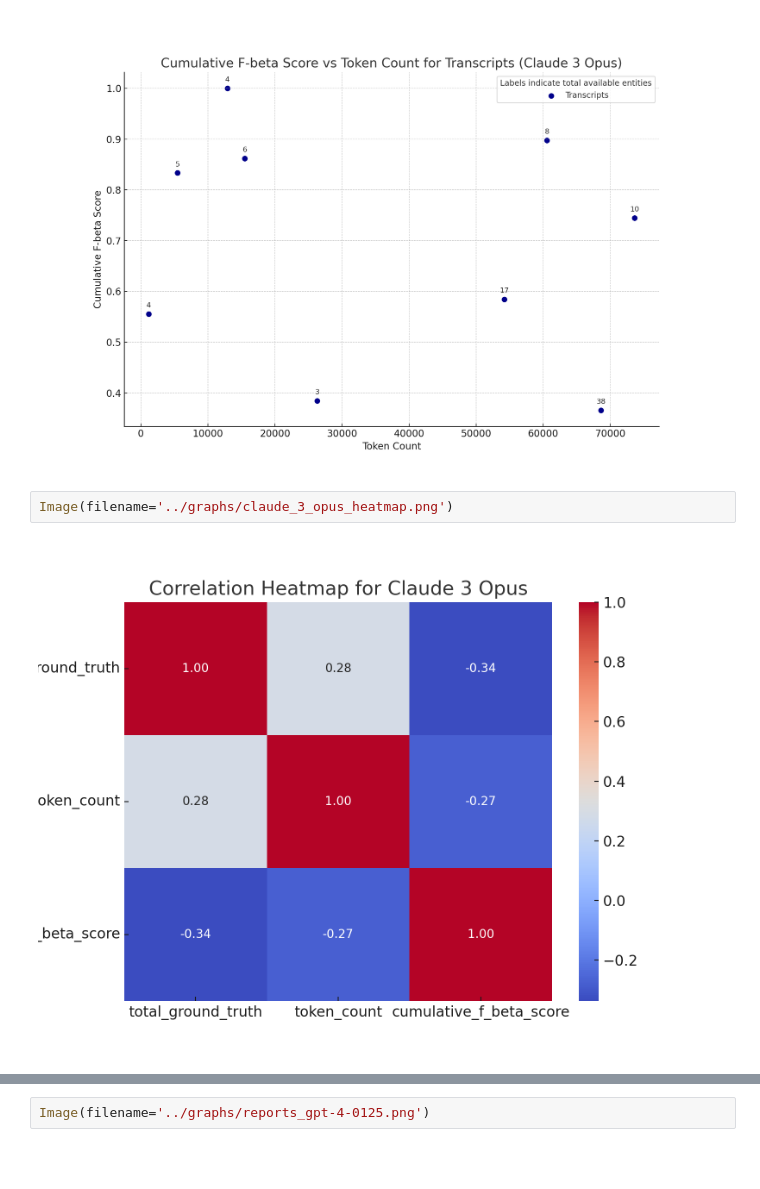
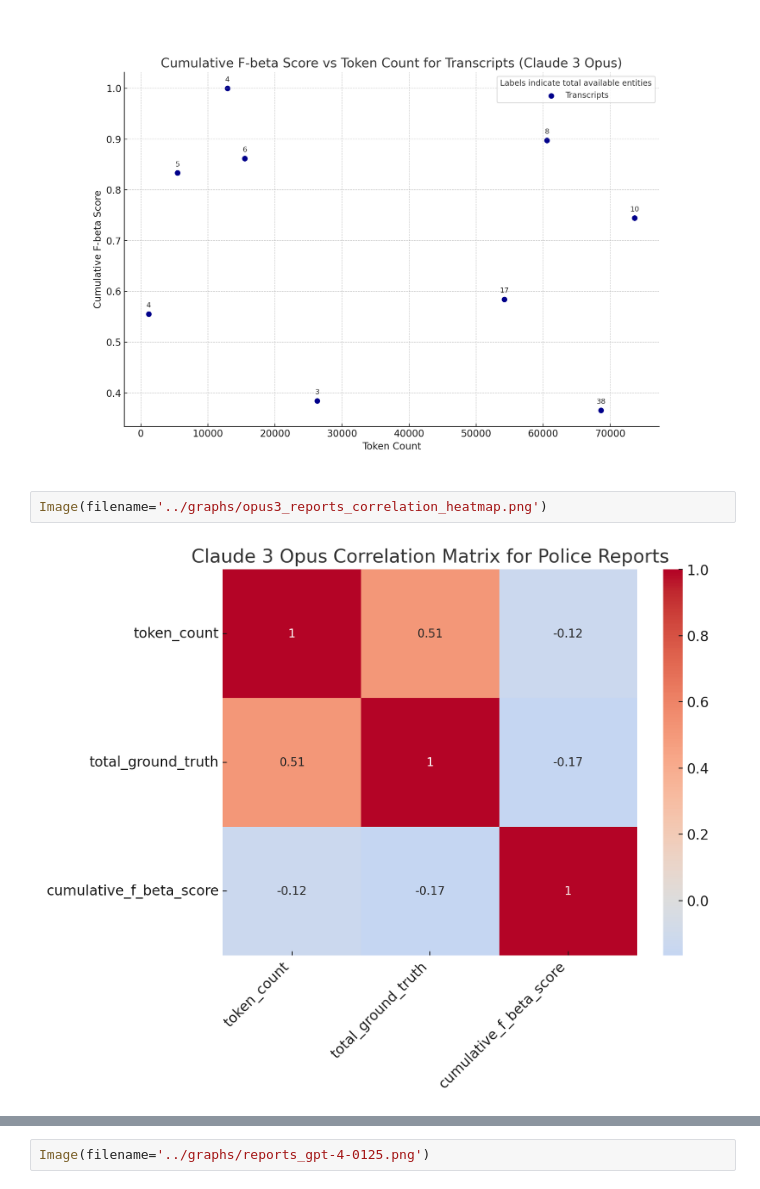
Before and after one commit to ipno-llead/US-IPNO-exonerations, a Jupyter notebook: write/HRDAG-tech-corner/blog-post-2/write/iteration-3.ipynb, the cells around one changed output, grey strips where cells are left out. Cells and saved outputs as stored; diff of their text form; blank space fills up the shorter version.

```diff
--- a/write/HRDAG-tech-corner/blog-post-2/write/iteration-3.ipynb
+++ b/write/HRDAG-tech-corner/blog-post-2/write/iteration-3.ipynb
@@ -156,6 +176,6 @@ Image(filename='../graphs/transcripts_opus.png')
 # %% [output]
 [figure]
 # %%
-Image(filename='../graphs/claude_3_opus_heatmap.png')
+Image(filename='../graphs/opus3_reports_correlation_heatmap.png')
 # %% [output]
-[figure, old version]
+[figure, new version]
```
Also changed, not shown: parts of 11 cells of this notebook, 4 other files.
